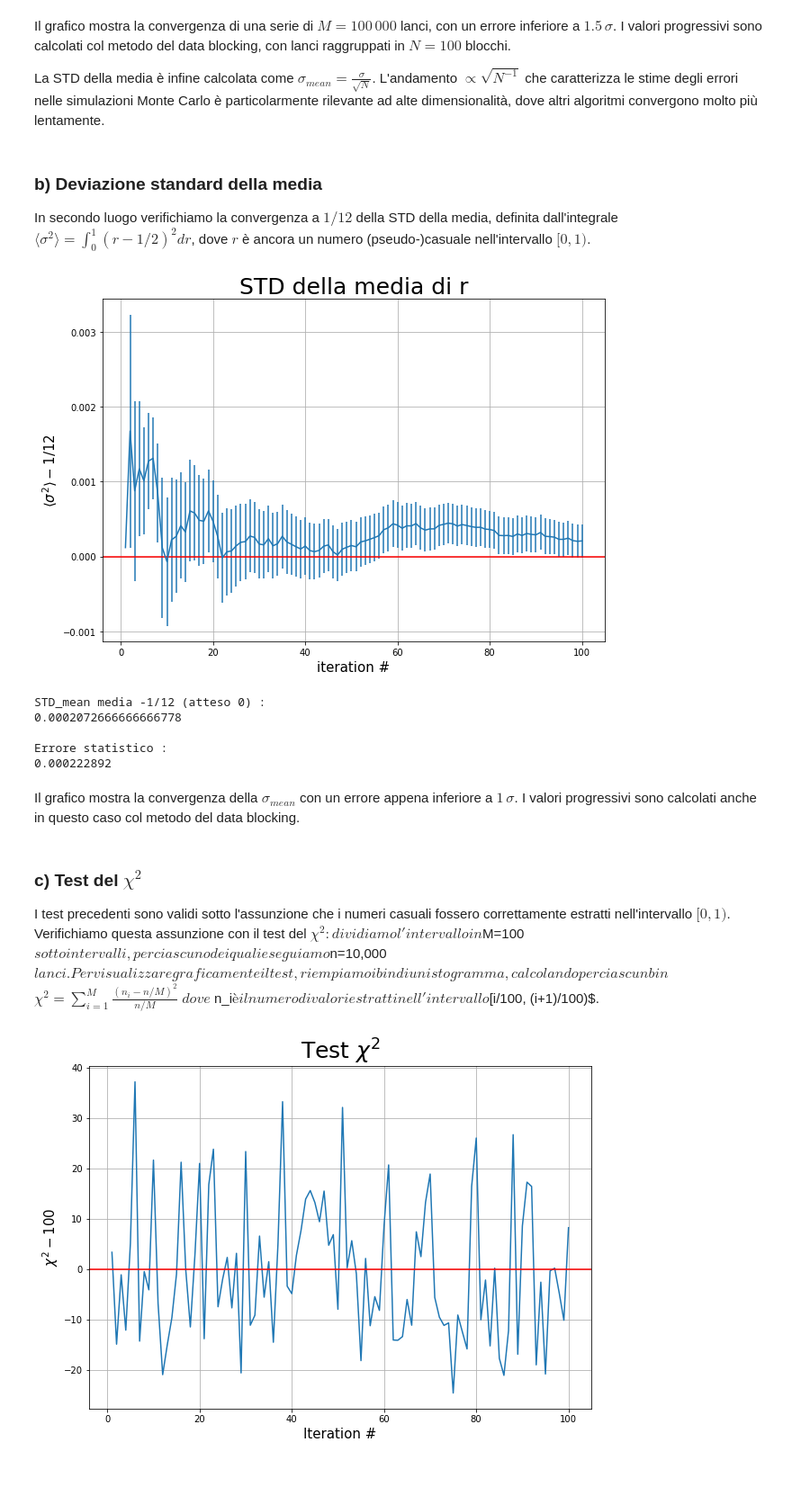
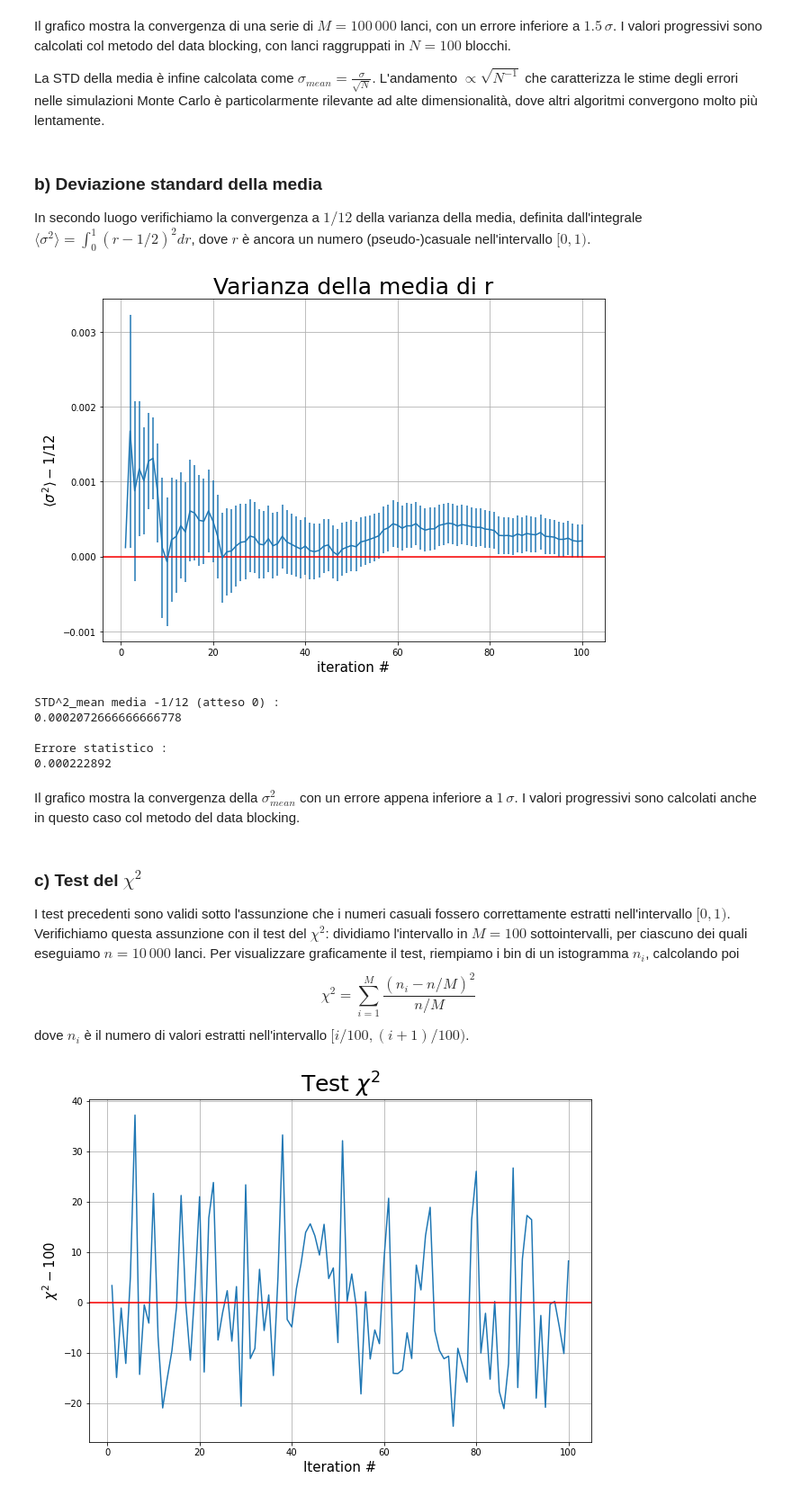
Before and after one commit to martinozanetti/LSN-Martino-Zanetti, a Jupyter notebook: 01-ok/my-01.ipynb, the cells around one changed output. Shown at 90% size. Cells and saved outputs as stored; diff of their text form; code cells hidden in the pictures; blank space fills up the shorter version.

```diff
--- a/01-ok/my-01.ipynb
+++ b/01-ok/my-01.ipynb
@@ -58,38 +58,38 @@ La STD della media è infine calcolata come $\sigma_{mean} = \frac{\sigma}{\sqrt
 # %% [markdown]
 ### b) Deviazione standard della media
 
-In secondo luogo verifichiamo la convergenza a $1/12$ della STD della media, definita dall'integrale $\langle \sigma^2 \rangle = \int_0^1 (r-1/2)^2 dr$, dove $r$ è ancora un numero (pseudo-)casuale nell'intervallo $[0,1)$.
+In secondo luogo verifichiamo la convergenza a $1/12$ della varianza della media, definita dall'integrale $\langle \sigma^2 \rangle = \int_0^1 (r-1/2)^2 dr$, dove $r$ è ancora un numero (pseudo-)casuale nell'intervallo $[0,1)$.
 # %%
 # Continuo usando variabili e funzioni della cella precedente
 
 plt.figure(figsize=(10,7))
 
 plt.errorbar(x, sig-1/12, yerr = errsig)
 plt.xlabel('iteration #', fontsize = 15)
 plt.ylabel(r'$\langle \sigma^2 \rangle-1/12$', fontsize = 15)
-plt.title("STD della media di r", fontsize = 25)
+plt.title("Varianza della media di r", fontsize = 25)
 plt.grid(True)
 plt.axhline(y=0, color = 'r', linestyle = '-')
 
 plt.show()
 
-print('STD_mean media -1/12 (atteso 0) : ')
+print('STD^2_mean media -1/12 (atteso 0) : ')
 print(sig[-1]-1/12)
 print('\nErrore statistico : ')
 print(errsig[-1])
 # %% [output]
-[figure, old version]
+[figure, new version]
-STD_mean media -1/12 (atteso 0) :
+STD^2_mean media -1/12 (atteso 0) :
 0.0002072666666666778
 
 Errore statistico :
 0.000222892
 # %% [markdown]
-Il grafico mostra la convergenza della $\sigma_{mean}$ con un errore appena inferiore a $1\,\sigma$. I valori progressivi sono calcolati anche in questo caso col metodo del data blocking.
+Il grafico mostra la convergenza della $\sigma^2_{mean}$ con un errore appena inferiore a $1\,\sigma$. I valori progressivi sono calcolati anche in questo caso col metodo del data blocking.
 # %% [markdown]
 ### c) Test del $\chi^2$
 
-I test precedenti sono validi sotto l'assunzione che i numeri casuali fossero correttamente estratti nell'intervallo $[0,1)$. Verifichiamo questa assunzione con il test del $\chi^2: dividiamo l'intervallo in $M=100$ sottointervalli, per ciascuno dei quali eseguiamo $n=10\,000$ lanci. Per visualizzare graficamente il test, riempiamo i bin di un istogramma, calcolando per ciascun bin
+I test precedenti sono validi sotto l'assunzione che i numeri casuali fossero correttamente estratti nell'intervallo $[0,1)$. Verifichiamo questa assunzione con il test del $\chi^2$: dividiamo l'intervallo in $M=100$ sottointervalli, per ciascuno dei quali eseguiamo $n=10\,000$ lanci. Per visualizzare graficamente il test, riempiamo i bin di un istogramma $n_i$, calcolando poi
 $$
 \chi^2 = \sum_{i=1}^M \frac{\left( n_i - n/M \right)^2}{n/M}
 $$
```
Also changed, not shown: parts of 6 cells of this notebook.
